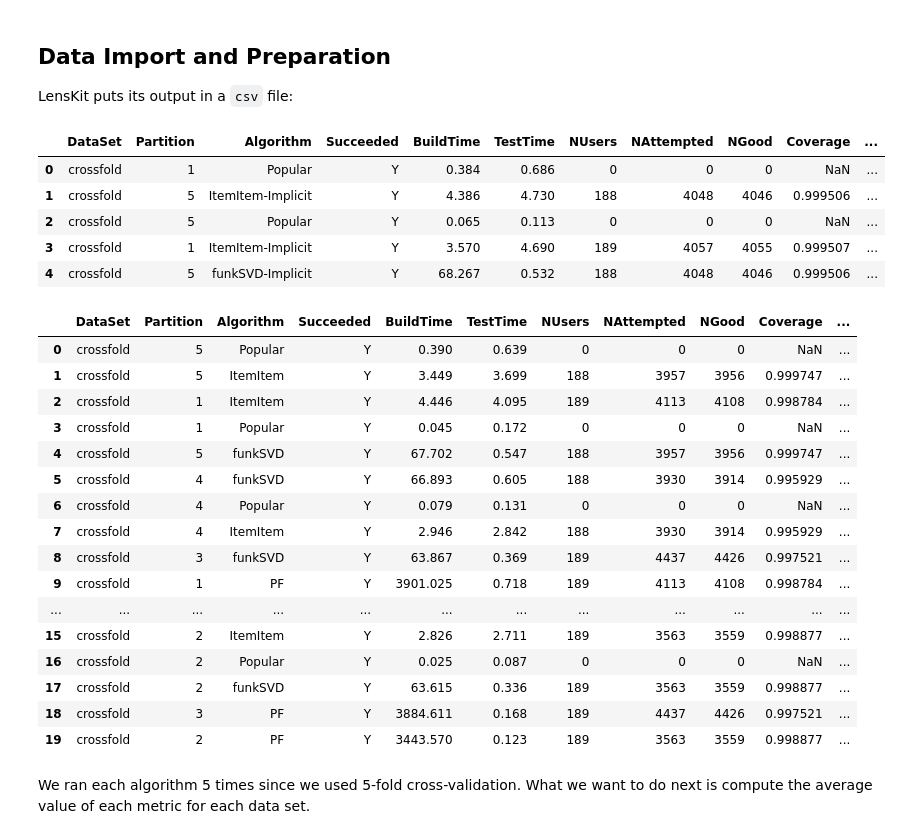
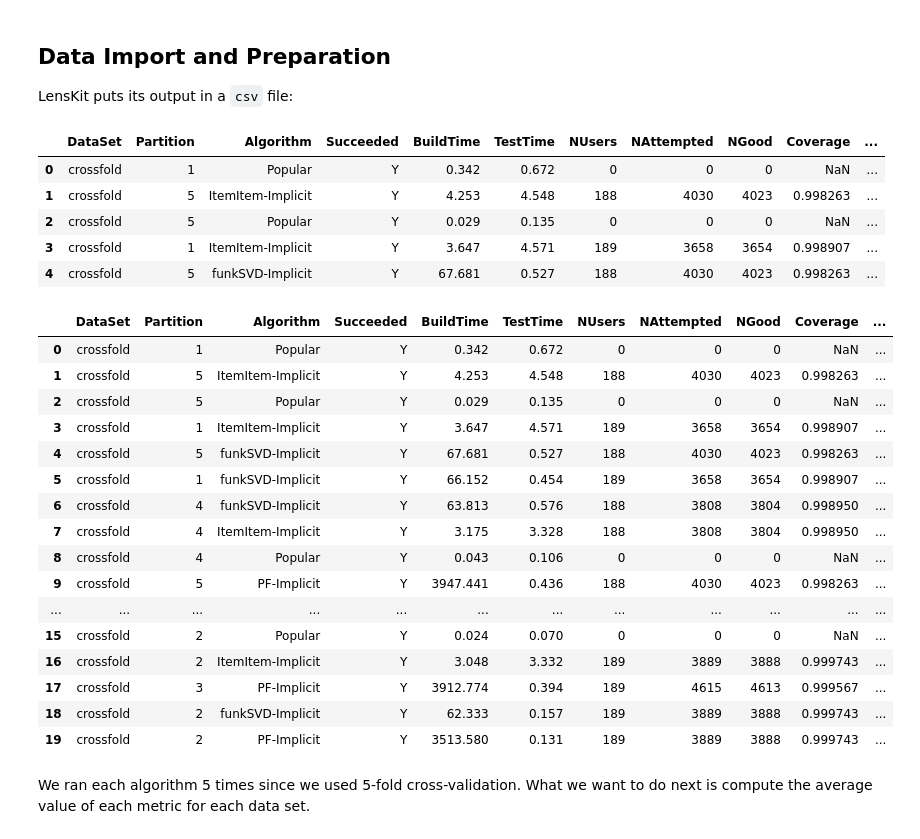
Before and after one commit to KimuraTian/eval-quickstart, a Jupyter notebook: analyze-output.ipynb, the cells around one changed output. Drawn from its saved outputs; the diff is of its cells as text; code cells hidden in the pictures.

```diff
--- a/analyze-output.ipynb
+++ b/analyze-output.ipynb
@@ -17,35 +17,35 @@ import matplotlib.pyplot as plt
 
 LensKit puts its output in a `csv` file:
 # %%
-results = pd.read_csv('build/eval-results.csv')
+results = pd.read_csv('build/eval-results-implicit.csv')
 results.head()
 # %% [output]
 |  | DataSet | Partition | Algorithm | Succeeded | BuildTime | TestTime | NUsers | NAttempted | NGood | Coverage | ... |
-| 0 | crossfold | 1 | Popular | Y | 0.384 | 0.686 | 0 | 0 | 0 | NaN | ... |
-| 1 | crossfold | 5 | ItemItem-Implicit | Y | 4.386 | 4.730 | 188 | 4048 | 4046 | 0.999506 | ... |
-| 2 | crossfold | 5 | Popular | Y | 0.065 | 0.113 | 0 | 0 | 0 | NaN | ... |
-| 3 | crossfold | 1 | ItemItem-Implicit | Y | 3.570 | 4.690 | 189 | 4057 | 4055 | 0.999507 | ... |
-| 4 | crossfold | 5 | funkSVD-Implicit | Y | 68.267 | 0.532 | 188 | 4048 | 4046 | 0.999506 | ... |
+| 0 | crossfold | 1 | Popular | Y | 0.342 | 0.672 | 0 | 0 | 0 | NaN | ... |
+| 1 | crossfold | 5 | ItemItem-Implicit | Y | 4.253 | 4.548 | 188 | 4030 | 4023 | 0.998263 | ... |
+| 2 | crossfold | 5 | Popular | Y | 0.029 | 0.135 | 0 | 0 | 0 | NaN | ... |
+| 3 | crossfold | 1 | ItemItem-Implicit | Y | 3.647 | 4.571 | 189 | 3658 | 3654 | 0.998907 | ... |
+| 4 | crossfold | 5 | funkSVD-Implicit | Y | 67.681 | 0.527 | 188 | 4030 | 4023 | 0.998263 | ... |
 # %%
 results
 # %% [output]
 |  | DataSet | Partition | Algorithm | Succeeded | BuildTime | TestTime | NUsers | NAttempted | NGood | Coverage | ... |
-| 0 | crossfold | 5 | Popular | Y | 0.390 | 0.639 | 0 | 0 | 0 | NaN | ... |
-| 1 | crossfold | 5 | ItemItem | Y | 3.449 | 3.699 | 188 | 3957 | 3956 | 0.999747 | ... |
-| 2 | crossfold | 1 | ItemItem | Y | 4.446 | 4.095 | 189 | 4113 | 4108 | 0.998784 | ... |
-| 3 | crossfold | 1 | Popular | Y | 0.045 | 0.172 | 0 | 0 | 0 | NaN | ... |
-| 4 | crossfold | 5 | funkSVD | Y | 67.702 | 0.547 | 188 | 3957 | 3956 | 0.999747 | ... |
-| 5 | crossfold | 4 | funkSVD | Y | 66.893 | 0.605 | 188 | 3930 | 3914 | 0.995929 | ... |
-| 6 | crossfold | 4 | Popular | Y | 0.079 | 0.131 | 0 | 0 | 0 | NaN | ... |
-| 7 | crossfold | 4 | ItemItem | Y | 2.946 | 2.842 | 188 | 3930 | 3914 | 0.995929 | ... |
-| 8 | crossfold | 3 | funkSVD | Y | 63.867 | 0.369 | 189 | 4437 | 4426 | 0.997521 | ... |
-| 9 | crossfold | 1 | PF | Y | 3901.025 | 0.718 | 189 | 4113 | 4108 | 0.998784 | ... |
+| 0 | crossfold | 1 | Popular | Y | 0.342 | 0.672 | 0 | 0 | 0 | NaN | ... |
+| 1 | crossfold | 5 | ItemItem-Implicit | Y | 4.253 | 4.548 | 188 | 4030 | 4023 | 0.998263 | ... |
+| 2 | crossfold | 5 | Popular | Y | 0.029 | 0.135 | 0 | 0 | 0 | NaN | ... |
+| 3 | crossfold | 1 | ItemItem-Implicit | Y | 3.647 | 4.571 | 189 | 3658 | 3654 | 0.998907 | ... |
+| 4 | crossfold | 5 | funkSVD-Implicit | Y | 67.681 | 0.527 | 188 | 4030 | 4023 | 0.998263 | ... |
+| 5 | crossfold | 1 | funkSVD-Implicit | Y | 66.152 | 0.454 | 189 | 3658 | 3654 | 0.998907 | ... |
+| 6 | crossfold | 4 | funkSVD-Implicit | Y | 63.813 | 0.576 | 188 | 3808 | 3804 | 0.998950 | ... |
+| 7 | crossfold | 4 | ItemItem-Implicit | Y | 3.175 | 3.328 | 188 | 3808 | 3804 | 0.998950 | ... |
+| 8 | crossfold | 4 | Popular | Y | 0.043 | 0.106 | 0 | 0 | 0 | NaN | ... |
+| 9 | crossfold | 5 | PF-Implicit | Y | 3947.441 | 0.436 | 188 | 4030 | 4023 | 0.998263 | ... |
 | ... | ... | ... | ... | ... | ... | ... | ... | ... | ... | ... | ... |
-| 15 | crossfold | 2 | ItemItem | Y | 2.826 | 2.711 | 189 | 3563 | 3559 | 0.998877 | ... |
-| 16 | crossfold | 2 | Popular | Y | 0.025 | 0.087 | 0 | 0 | 0 | NaN | ... |
-| 17 | crossfold | 2 | funkSVD | Y | 63.615 | 0.336 | 189 | 3563 | 3559 | 0.998877 | ... |
-| 18 | crossfold | 3 | PF | Y | 3884.611 | 0.168 | 189 | 4437 | 4426 | 0.997521 | ... |
-| 19 | crossfold | 2 | PF | Y | 3443.570 | 0.123 | 189 | 3563 | 3559 | 0.998877 | ... |
+| 15 | crossfold | 2 | Popular | Y | 0.024 | 0.070 | 0 | 0 | 0 | NaN | ... |
+| 16 | crossfold | 2 | ItemItem-Implicit | Y | 3.048 | 3.332 | 189 | 3889 | 3888 | 0.999743 | ... |
+| 17 | crossfold | 3 | PF-Implicit | Y | 3912.774 | 0.394 | 189 | 4615 | 4613 | 0.999567 | ... |
+| 18 | crossfold | 2 | funkSVD-Implicit | Y | 62.333 | 0.157 | 189 | 3889 | 3888 | 0.999743 | ... |
+| 19 | crossfold | 2 | PF-Implicit | Y | 3513.580 | 0.131 | 189 | 3889 | 3888 | 0.999743 | ... |
 # %% [markdown]
 We ran each algorithm 5 times since we used 5-fold cross-validation.  What we want to do next is compute the average value of each metric for each data set.
 # %%
```
Also changed, not shown: parts of 4 cells of this notebook, 1 other file.
